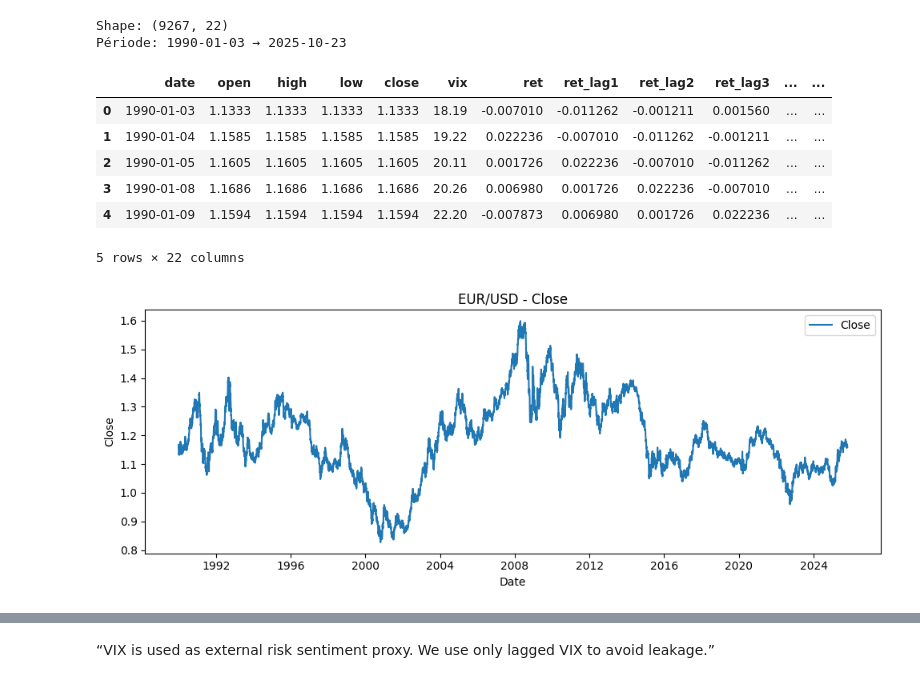
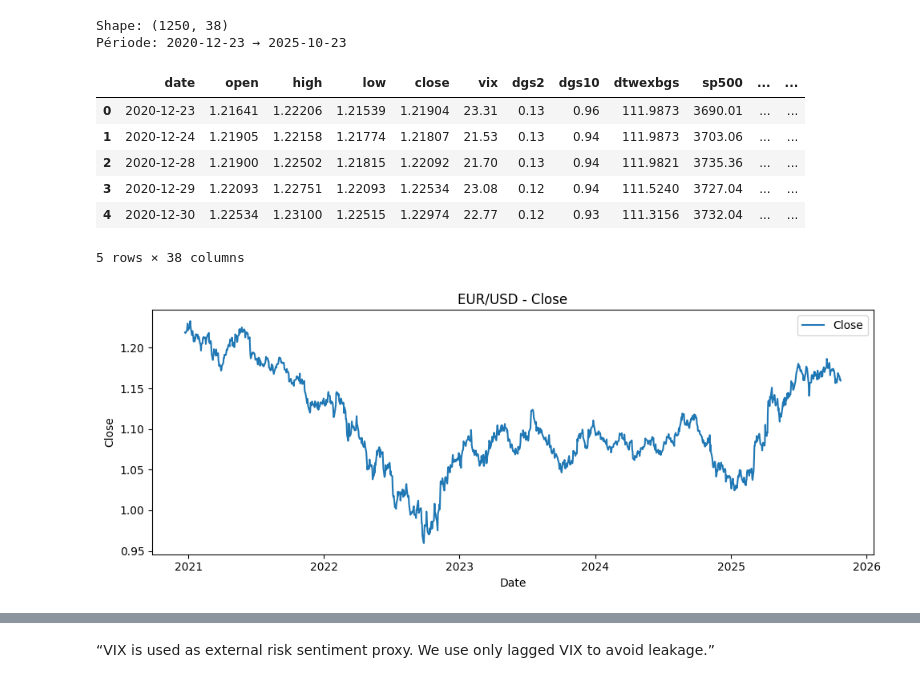
Before and after one commit to martou12/projet-ml-, a Jupyter notebook: notebooks/01_exploration_baseline.ipynb, the cells around one changed output, grey strips where cells are left out. Drawn from its saved outputs; the diff is of its cells as text; code cells hidden in the pictures.

```diff
--- a/notebooks/01_exploration_baseline.ipynb
+++ b/notebooks/01_exploration_baseline.ipynb
@@ -9,22 +8,22 @@ if str(proj_root) not in sys.path:
 # %%
 from src.dataset import build_dataset
 from src.config import TARGET_COL, FEATURE_COLS
 
-df_feat = build_dataset(include_vix=True)
+df_feat = build_dataset()  # maintenant ça merge EURUSD + VIX + taux + SP500 + dollar index
 
 print("Shape:", df_feat.shape)
 print("Période:", df_feat["date"].min().date(), "→", df_feat["date"].max().date())
 df_feat.head()
 # %% [output]
-Shape: (9267, 22)
-Période: 1990-01-03 → 2025-10-23
+Shape: (1250, 38)
+Période: 2020-12-23 → 2025-10-23
-|  | date | open | high | low | close | vix | ret | ret_lag1 | ret_lag2 | ret_lag3 | ... | ... |
-| 0 | 1990-01-03 | 1.1333 | 1.1333 | 1.1333 | 1.1333 | 18.19 | -0.007010 | -0.011262 | -0.001211 | 0.001560 | ... | ... |
-| 1 | 1990-01-04 | 1.1585 | 1.1585 | 1.1585 | 1.1585 | 19.22 | 0.022236 | -0.007010 | -0.011262 | -0.001211 | ... | ... |
-| 2 | 1990-01-05 | 1.1605 | 1.1605 | 1.1605 | 1.1605 | 20.11 | 0.001726 | 0.022236 | -0.007010 | -0.011262 | ... | ... |
-| 3 | 1990-01-08 | 1.1686 | 1.1686 | 1.1686 | 1.1686 | 20.26 | 0.006980 | 0.001726 | 0.022236 | -0.007010 | ... | ... |
-| 4 | 1990-01-09 | 1.1594 | 1.1594 | 1.1594 | 1.1594 | 22.20 | -0.007873 | 0.006980 | 0.001726 | 0.022236 | ... | ... |
+|  | date | open | high | low | close | vix | dgs2 | dgs10 | dtwexbgs | sp500 | ... | ... |
+| 0 | 2020-12-23 | 1.21641 | 1.22206 | 1.21539 | 1.21904 | 23.31 | 0.13 | 0.96 | 111.9873 | 3690.01 | ... | ... |
+| 1 | 2020-12-24 | 1.21905 | 1.22158 | 1.21774 | 1.21807 | 21.53 | 0.13 | 0.94 | 111.9873 | 3703.06 | ... | ... |
+| 2 | 2020-12-28 | 1.21900 | 1.22502 | 1.21815 | 1.22092 | 21.70 | 0.13 | 0.94 | 111.9821 | 3735.36 | ... | ... |
+| 3 | 2020-12-29 | 1.22093 | 1.22751 | 1.22093 | 1.22534 | 23.08 | 0.12 | 0.94 | 111.5240 | 3727.04 | ... | ... |
+| 4 | 2020-12-30 | 1.22534 | 1.23100 | 1.22515 | 1.22974 | 22.77 | 0.12 | 0.93 | 111.3156 | 3732.04 | ... | ... |
-5 rows × 22 columns
+5 rows × 38 columns
 # %%
 plt.figure(figsize=(10, 4))
 plt.plot(df_feat["date"], df_feat["close"], label="Close")
@@ -35,7 +34,7 @@ plt.legend()
 plt.tight_layout()
 plt.show()
 # %% [output]
-[figure, old version]
+[figure, new version]
 # %%
 print("Return moyen:", df_feat["ret"].mean())
 print("Return std  :", df_feat["ret"].std())
```
Also changed, not shown: parts of 7 cells of this notebook, 10 other files.
